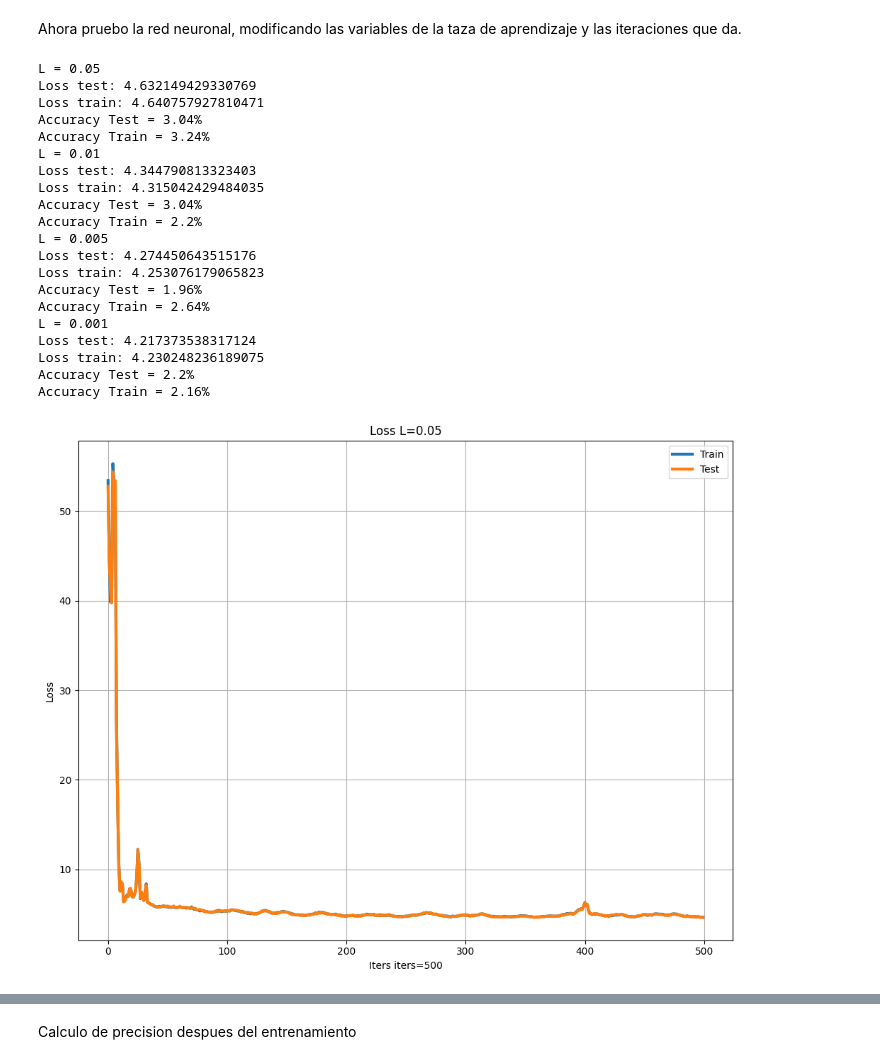
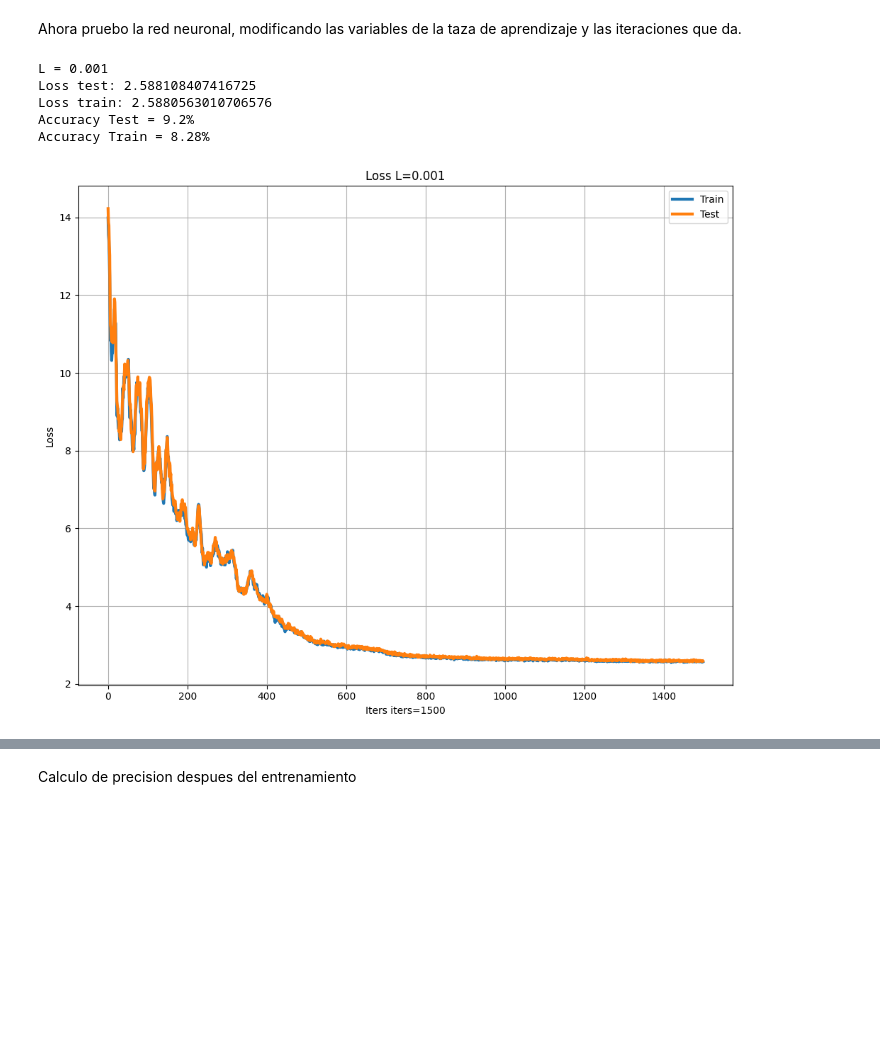
Before and after one commit to solalcaraz/TP-MATEIII-RN, a Jupyter notebook: TP_Mate_RNN_softmax.ipynb, the cells around one changed output, grey strips where cells are left out. Drawn from its saved outputs; the diff is of its cells as text; code cells hidden in the pictures; blank space fills up the shorter version.

```diff
--- a/TP_Mate_RNN_softmax.ipynb
+++ b/TP_Mate_RNN_softmax.ipynb
@@ -142,7 +142,7 @@ print(notas_entrenamiento)
 # %% [markdown]
 Luego, transformamos el dataset de las notas en ventanas de secuencias para su uso.
 # %%
-def ventanizar(dataset, tam_ventana, alfabeto_notas = 128,) -> tf.data.Dataset:
+def ventanizar(dataset, tam_ventana, alfabeto_notas = 12,) -> tf.data.Dataset:
   tam_ventana = tam_ventana + 1
 
   windows = dataset.window(tam_ventana, shift=1, stride=1, drop_remainder=True)
@@ -180,7 +180,7 @@ Ej: [0,1,2,3,4] = [[1,0,0,0,0],
                    [0,0,0,0,1]]
 # %%
 def onehotizar(valor):
-  lista = [0 for x in range(128)]
+  lista = [0 for x in range(12)]
   lista[valor-1] = 1
   return lista
 
@@ -228,10 +238,10 @@ array([[0, 0, 0, ..., 0, 0, 0],
 Se inicializan las variables y se definen las funciones para el entrenamiento de la red. Se deja todo optimo para entrenar la red.
 # %%
 # Pesos y sesgos
-w_hidden = np.random.rand(110, 100) * 2 - 1
-w_output = np.random.rand(128, 110) * 2 - 1
-b_hidden = np.random.rand(110, 1) * 2 - 1
-b_output = np.random.rand(128, 1) * 2 - 1
+w_hidden = np.random.rand(60, 100) * 2 - 1
+w_output = np.random.rand(12, 60) * 2 - 1
+b_hidden = np.random.rand(60, 1) * 2 - 1
+b_output = np.random.rand(12, 1) * 2 - 1
 
 # Funcion de activacion y la derivada
 def softmax(x):
@@ -256,7 +266,7 @@ d_relu = lambda x: np.where(x > 0, 1, 0.01)
 
 # Forward Propagation, recorrer la red hacia adelante
 def forward_prop(x):
-	z1 = np.matmul(w_hidden, x).reshape((110,1)) + b_hidden
+	z1 = np.matmul(w_hidden, x).reshape((60,1)) + b_hidden
 	a1 = relu(z1)
 	z2 = np.matmul(w_output, a1) + b_output
 	a2 = softmax(z2)
@@ -341,12 +357,12 @@ def calcular_loss():
   for i in range(iters):
     idx = np.random.randint(0, len(x_test))
     test_predictions = forward_prop(x_test[idx].T)[3]
-    loss_individual_test =  xent(test_predictions, y_test[idx].reshape(128,1))
+    loss_individual_test =  xent(test_predictions, y_test[idx].reshape(12,1))
     loss_test += loss_individual_test
 
     jdx = np.random.randint(0, len(x_train))
     train_predictions = forward_prop(x_train[jdx].T)[3]
-    loss_individual_train =  xent(train_predictions, y_train[jdx].reshape(128,1))
+    loss_individual_train =  xent(train_predictions, y_train[jdx].reshape(12,1))
     loss_train += loss_individual_train
 
   return loss_test/iters, loss_train/iters
@@ -403,15 +419,15 @@ def red_neuronal (L, epoch, momentum, w_hidden, w_output, b_hidden, b_output,upd
 # %% [markdown]
 Ahora pruebo la red neuronal, modificando las variables de la taza de aprendizaje y las iteraciones que da.
 # %%
-iter = 500  #, 1_000, 10_000
-L_l = [0.05, 0.01, 0.005, 0.001]
+iter = 1500  #, 1_000, 10_000
+L_l = [0.001]#, 0.01, 0.005, 0.001]
 momentum = 0.9
 
 
-w_hidden = np.random.rand(110, 100) * 2 - 1
-w_output = np.random.rand(128, 110) * 2 - 1
-b_hidden = np.random.rand(110, 1) * 2 - 1
-b_output = np.random.rand(128, 1) * 2 - 1
+w_hidden = np.random.rand(60, 100) * 2 - 1
+w_output = np.random.rand(12, 60) * 2 - 1
+b_hidden = np.random.rand(60, 1) * 2 - 1
+b_output = np.random.rand(12, 1) * 2 - 1
 
 update_w1 = np.zeros(w_hidden.shape)
 update_b1 = np.zeros(b_hidden.shape)
@@ -420,50 +436,35 @@ update_b2 = np.zeros(b_output.shape)
 
 w_h_test, w_o_test, b_h_test, b_o_test = w_hidden, w_output, b_hidden, b_output
 
 for L in L_l:
   w_hidden = w_h_test
   w_output = w_o_test
   b_hidden = b_h_test
   b_output = b_o_test
 
   update_w1 = np.zeros(w_hidden.shape)
   update_b1 = np.zeros(b_hidden.shape)
   update_w2 = np.zeros(w_output.shape)
   update_b2 = np.zeros(b_output.shape)
 
   red_neuronal(L=L, epoch=iter, momentum=momentum,
                 w_hidden=w_hidden, w_output=w_output,
                 b_hidden=b_hidden, b_output=b_output,
                 update_w1=update_w1,update_b1=update_b1,
                 update_w2=update_w2,update_b2=update_b2)
   print(f'L = {L}')
   loss_test, loss_train = calcular_loss()
   print(f'Loss test: {loss_test}')
   print(f'Loss train: {loss_train}')
   val_test, val_train, intentos = calcular_accuracy()
   print(f'Accuracy Test = {round((val_test/intentos*100),3)}%')
   print(f'Accuracy Train = {round((val_train/intentos*100),3)}%')
 
       # Calculo la precision y por cada iteracion la guardo para realizar el grafico
 # %% [output]
-L = 0.05
-Loss test: 4.632149429330769
-Loss train: 4.640757927810471
-Accuracy Test = 3.04%
-Accuracy Train = 3.24%
-L = 0.01
-Loss test: 4.344790813323403
-Loss train: 4.315042429484035
-Accuracy Test = 3.04%
-Accuracy Train = 2.2%
-L = 0.005
-Loss test: 4.274450643515176
-Loss train: 4.253076179065823
-Accuracy Test = 1.96%
-Accuracy Train = 2.64%
 L = 0.001
-Loss test: 4.217373538317124
-Loss train: 4.230248236189075
-Accuracy Test = 2.2%
-Accuracy Train = 2.16%
+Loss test: 2.588108407416725
+Loss train: 2.5880563010706576
+Accuracy Test = 9.2%
+Accuracy Train = 8.28%
-[figure, old version]
+[figure, new version]
```
Also changed, not shown: parts of 12 cells of this notebook.
